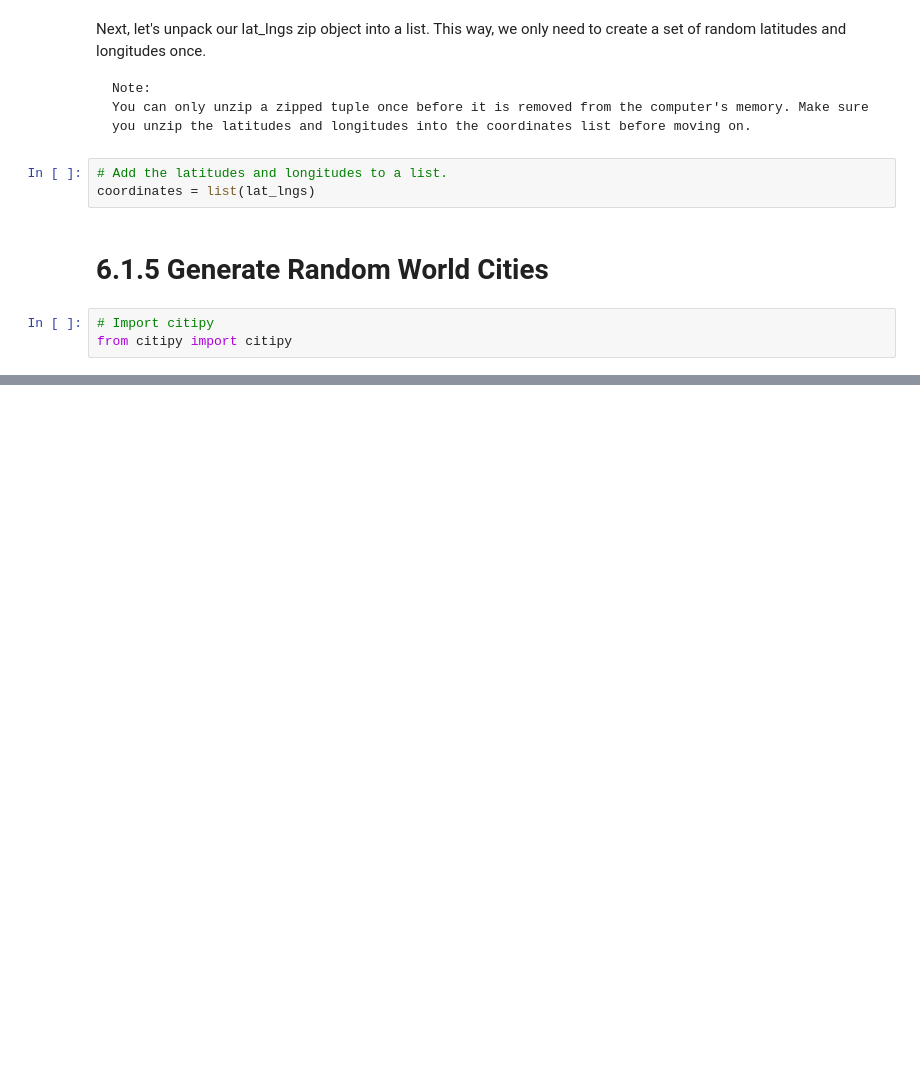
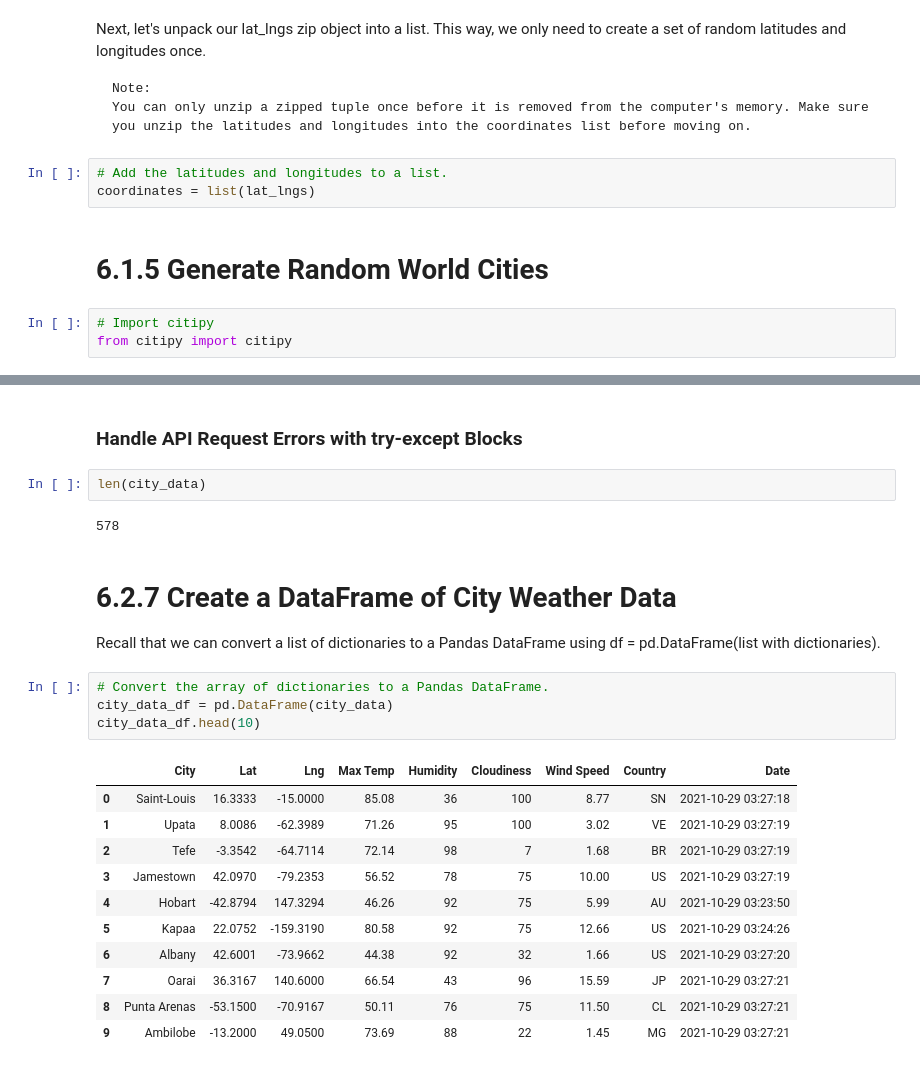
Before and after one commit to cesarfernandezg/World_Weather_Analysis, a Jupyter notebook: WeatherPy.ipynb, the cells around one changed output, grey strips where cells are left out. Saved outputs shown, nothing was run; the diff lists cells and outputs as text; blank space fills up the shorter version.

```diff
--- a/WeatherPy.ipynb
+++ b/WeatherPy.ipynb
@@ -42,0 +139,26 @@ len(cities)
+# %% [markdown]
+### Handle API Request Errors with try-except Blocks
+# %%
+len(city_data)
+# %% [output]
+578
+# %% [markdown]
+# 6.2.7 Create a DataFrame of City Weather Data #
+
+Recall that we can convert a list of dictionaries to a Pandas DataFrame using df = pd.DataFrame(list with dictionaries).
+# %%
+# Convert the array of dictionaries to a Pandas DataFrame.
+city_data_df = pd.DataFrame(city_data)
+city_data_df.head(10)
+# %% [output]
+|  | City | Lat | Lng | Max Temp | Humidity | Cloudiness | Wind Speed | Country | Date |
+| 0 | Saint-Louis | 16.3333 | -15.0000 | 85.08 | 36 | 100 | 8.77 | SN | 2021-10-29 03:27:18 |
+| 1 | Upata | 8.0086 | -62.3989 | 71.26 | 95 | 100 | 3.02 | VE | 2021-10-29 03:27:19 |
+| 2 | Tefe | -3.3542 | -64.7114 | 72.14 | 98 | 7 | 1.68 | BR | 2021-10-29 03:27:19 |
+| 3 | Jamestown | 42.0970 | -79.2353 | 56.52 | 78 | 75 | 10.00 | US | 2021-10-29 03:27:19 |
+| 4 | Hobart | -42.8794 | 147.3294 | 46.26 | 92 | 75 | 5.99 | AU | 2021-10-29 03:23:50 |
+| 5 | Kapaa | 22.0752 | -159.3190 | 80.58 | 92 | 75 | 12.66 | US | 2021-10-29 03:24:26 |
+| 6 | Albany | 42.6001 | -73.9662 | 44.38 | 92 | 32 | 1.66 | US | 2021-10-29 03:27:20 |
+| 7 | Oarai | 36.3167 | 140.6000 | 66.54 | 43 | 96 | 15.59 | JP | 2021-10-29 03:27:21 |
+| 8 | Punta Arenas | -53.1500 | -70.9167 | 50.11 | 76 | 75 | 11.50 | CL | 2021-10-29 03:27:21 |
+| 9 | Ambilobe | -13.2000 | 49.0500 | 73.69 | 88 | 22 | 1.45 | MG | 2021-10-29 03:27:21 |
```
Also changed, not shown: parts of 11 cells of this notebook, 2 other files.
